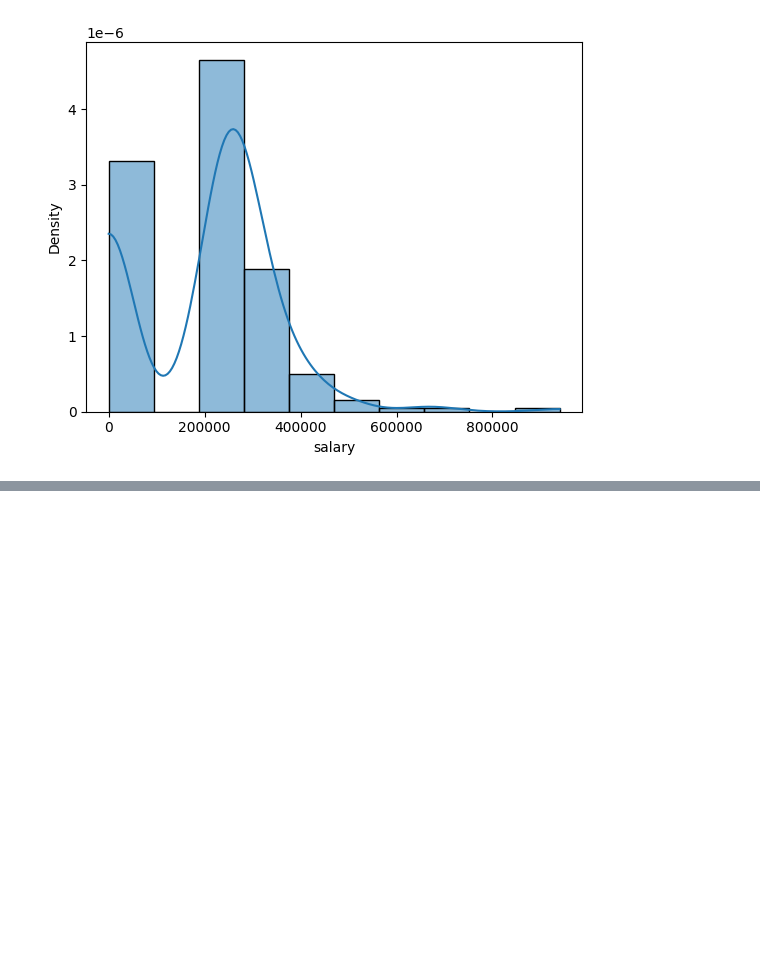
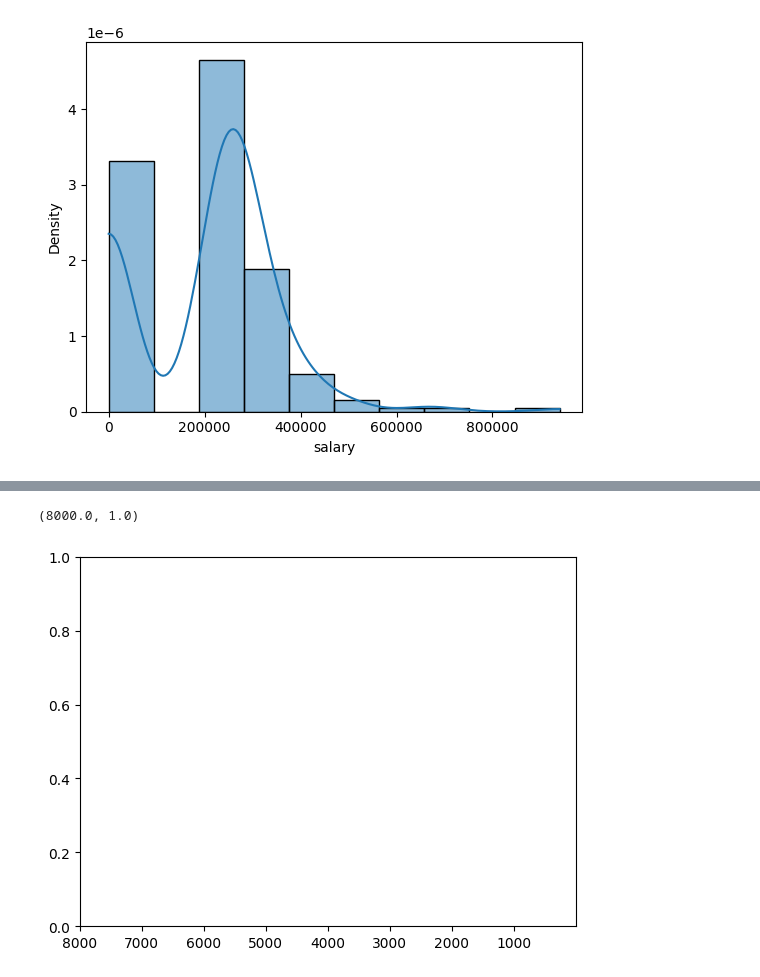
Before and after one commit to sharma-sha/Data-Science-Bivariate-, a Jupyter notebook: Assignment-Data Analysis.ipynb, the cells around one changed output, grey strips where cells are left out. Drawn from its saved outputs; the diff is of its cells as text; code cells hidden in the pictures; blank space fills up the shorter version.

```diff
--- a/Assignment-Data Analysis.ipynb
+++ b/Assignment-Data Analysis.ipynb
@@ -334,0 +347,5 @@ sns.histplot(dataset["salary"] ,kde=True, stat="density")
+# %%
+plt.xlim(8000, 1)
+# %% [output]
+(8000.0, 1.0)
+[figure, added]
```
Also changed, not shown: parts of 13 cells of this notebook.
